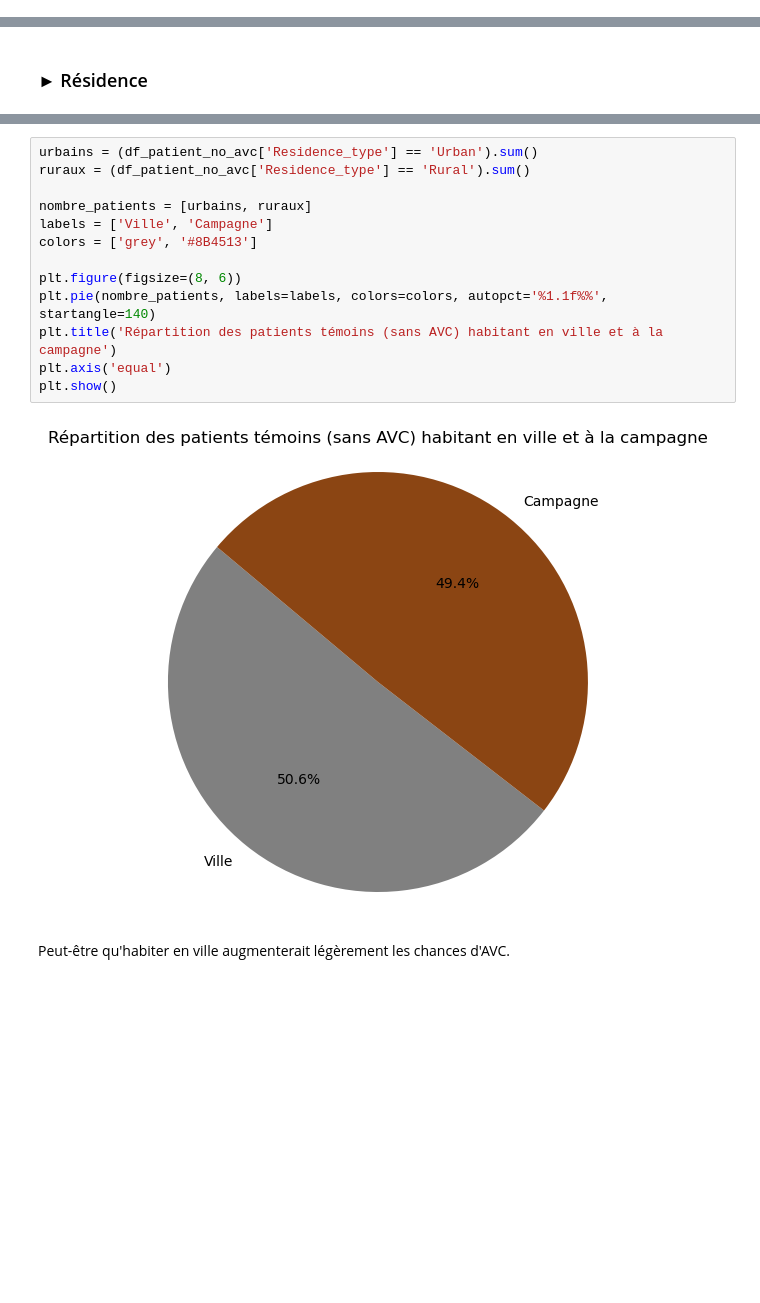
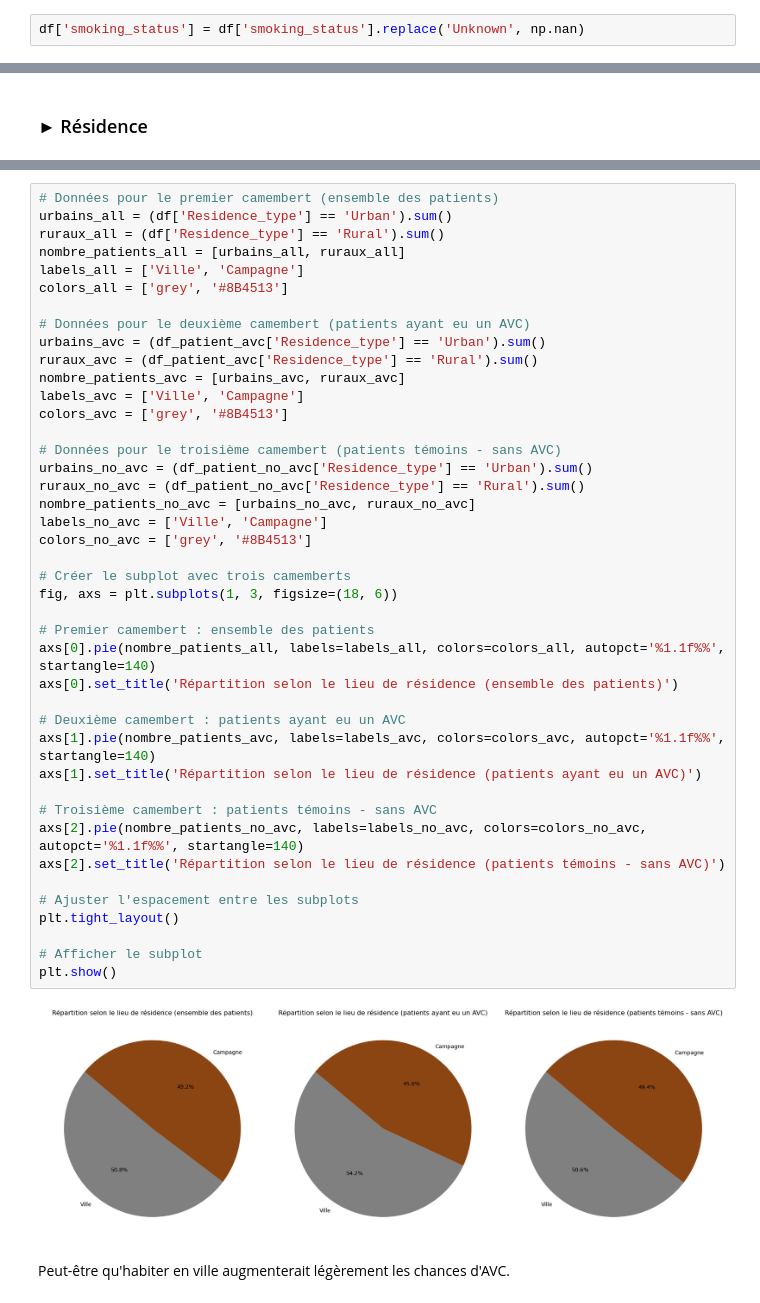
Before and after one commit to Antho-SJ/strocke-alert, a Jupyter notebook: Asj.ipynb, the cells around one changed output, grey strips where cells are left out. Saved outputs shown, nothing was run; the diff lists cells and outputs as text; blank space fills up the shorter version.

Commit message:
[UPDATE] analyse work_type et amelioration du code existant

```diff
--- a/Asj.ipynb
+++ b/Asj.ipynb
@@ -59,3 +62,5 @@ df.describe()
+# %%
+df['smoking_status'] = df['smoking_status'].replace('Unknown', np.nan)
 # %%
 missing_percentages = [(1 - df[column].dropna().shape[0] / df[column].shape[0]) * 100 for column in df.columns]
 
@@ -195,18 +203,47 @@ plt.show()
 # %%
-urbains = (df_patient_no_avc['Residence_type'] == 'Urban').sum()
-ruraux = (df_patient_no_avc['Residence_type'] == 'Rural').sum()
+# Données pour le premier camembert (ensemble des patients)
+urbains_all = (df['Residence_type'] == 'Urban').sum()
+ruraux_all = (df['Residence_type'] == 'Rural').sum()
+nombre_patients_all = [urbains_all, ruraux_all]
+labels_all = ['Ville', 'Campagne']
+colors_all = ['grey', '#8B4513']
 
-nombre_patients = [urbains, ruraux]
-labels = ['Ville', 'Campagne']
-colors = ['grey', '#8B4513']
+# Données pour le deuxième camembert (patients ayant eu un AVC)
+urbains_avc = (df_patient_avc['Residence_type'] == 'Urban').sum()
+ruraux_avc = (df_patient_avc['Residence_type'] == 'Rural').sum()
+nombre_patients_avc = [urbains_avc, ruraux_avc]
+labels_avc = ['Ville', 'Campagne']
+colors_avc = ['grey', '#8B4513']
 
-plt.figure(figsize=(8, 6))
-plt.pie(nombre_patients, labels=labels, colors=colors, autopct='%1.1f%%', startangle=140)
-plt.title('Répartition des patients témoins (sans AVC) habitant en ville et à la campagne')
-plt.axis('equal')
+# Données pour le troisième camembert (patients témoins - sans AVC)
+urbains_no_avc = (df_patient_no_avc['Residence_type'] == 'Urban').sum()
+ruraux_no_avc = (df_patient_no_avc['Residence_type'] == 'Rural').sum()
+nombre_patients_no_avc = [urbains_no_avc, ruraux_no_avc]
+labels_no_avc = ['Ville', 'Campagne']
+colors_no_avc = ['grey', '#8B4513']
+
+# Créer le subplot avec trois camemberts
+fig, axs = plt.subplots(1, 3, figsize=(18, 6))
+
+# Premier camembert : ensemble des patients
+axs[0].pie(nombre_patients_all, labels=labels_all, colors=colors_all, autopct='%1.1f%%', startangle=140)
+axs[0].set_title('Répartition selon le lieu de résidence (ensemble des patients)')
+
+# Deuxième camembert : patients ayant eu un AVC
+axs[1].pie(nombre_patients_avc, labels=labels_avc, colors=colors_avc, autopct='%1.1f%%', startangle=140)
+axs[1].set_title('Répartition selon le lieu de résidence (patients ayant eu un AVC)')
+
+# Troisième camembert : patients témoins - sans AVC
+axs[2].pie(nombre_patients_no_avc, labels=labels_no_avc, colors=colors_no_avc, autopct='%1.1f%%', startangle=140)
+axs[2].set_title('Répartition selon le lieu de résidence (patients témoins - sans AVC)')
+
+# Ajuster l'espacement entre les subplots
+plt.tight_layout()
+
+# Afficher le subplot
 plt.show()
 # %% [output]
-[figure, old version]
+[figure, new version]
 # %% [markdown]
 Peut-être qu'habiter en ville augmenterait légèrement les chances d'AVC.
 # %% [markdown]
```
Also changed, not shown: parts of 23 cells of this notebook.
